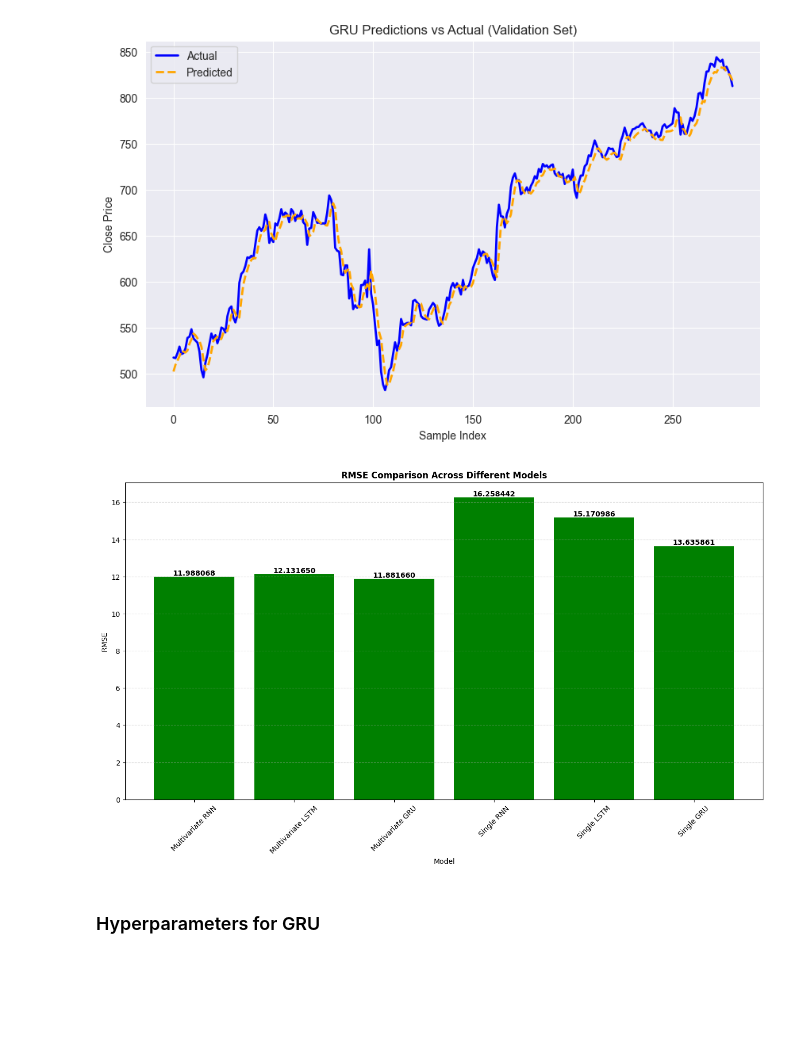
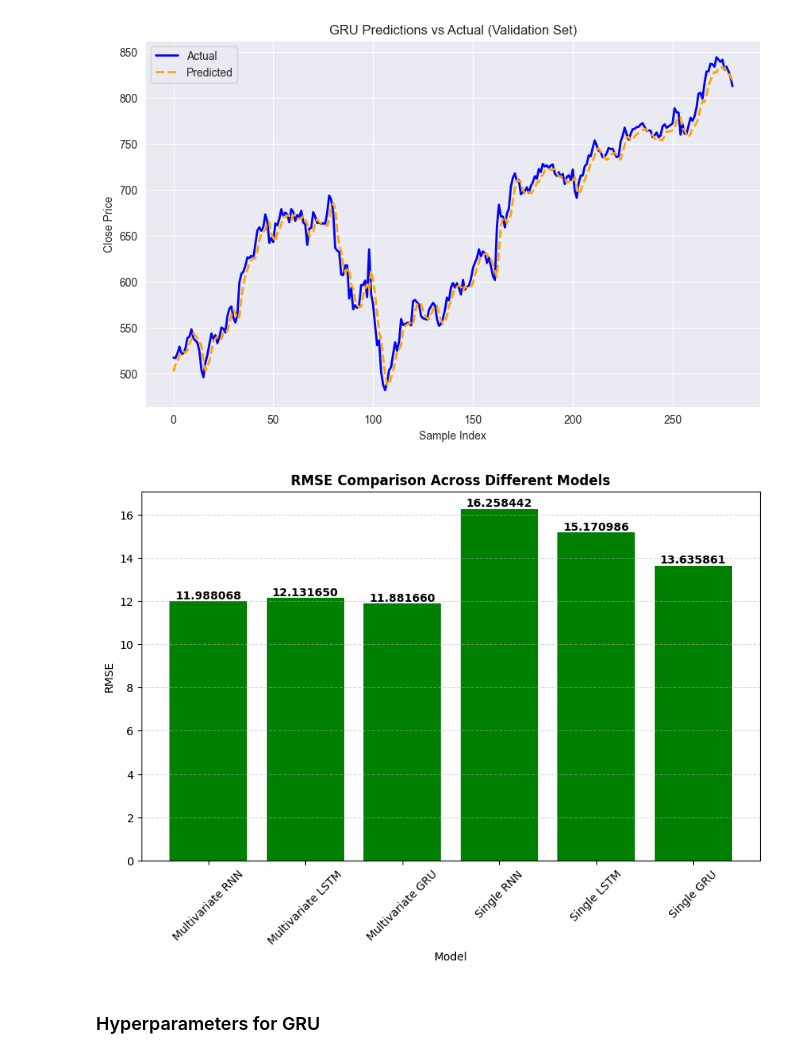
Before and after one commit to billzhao1030/Deep-Learning-Assignment-3, a Jupyter notebook: Assignment 3.ipynb, the cells around one changed output. Cells and saved outputs as stored; diff of their text form; code cells hidden in the pictures; blank space fills up the shorter version.

```diff
--- a/Assignment 3.ipynb
+++ b/Assignment 3.ipynb
@@ -472,26 +472,25 @@ Final Loss: 185.9367218017578, Final RMSE: 13.63586139678955
 # %%
 import matplotlib.pyplot as plt
 
 model_names = ["Multivariate RNN", "Multivariate LSTM", "Multivariate GRU", "Single RNN", "Single LSTM", "Single GRU"]
 rmse_values = [rnn_model_multi_rmse, lstm_model_multi_rmse, gru_model_multi_rmse, rnn_rmse, lstm_rmse, gru_rmse]
-# rmse_values = [11.988068, 12.131650, 11.881660, 16.258442, 15.170986, 13.635861]
 
 # Plotting the bar chart
-plt.figure(figsize=(16, 8))
+plt.figure(figsize=(10, 6))
 plt.bar(model_names, rmse_values, color='green')
 plt.xlabel("Model")
 plt.ylabel("RMSE")
 plt.title("RMSE Comparison Across Different Models", fontweight = 'bold')
 plt.xticks(rotation=45)
 plt.grid(axis='y', linestyle='--', alpha=0.5)
 
 # Display the RMSE values on top of each bar
 for i, value in enumerate(rmse_values):
     plt.text(i, value , f"{value:.6f}", ha="center", va="bottom", fontweight = 'bold')
 
 plt.show()
 # %% [output]
-[figure, old version]
+[figure, new version]
 # %% [markdown]
 ### Hyperparameters for GRU
 # %%
```
Also changed, not shown: 2 other files.
